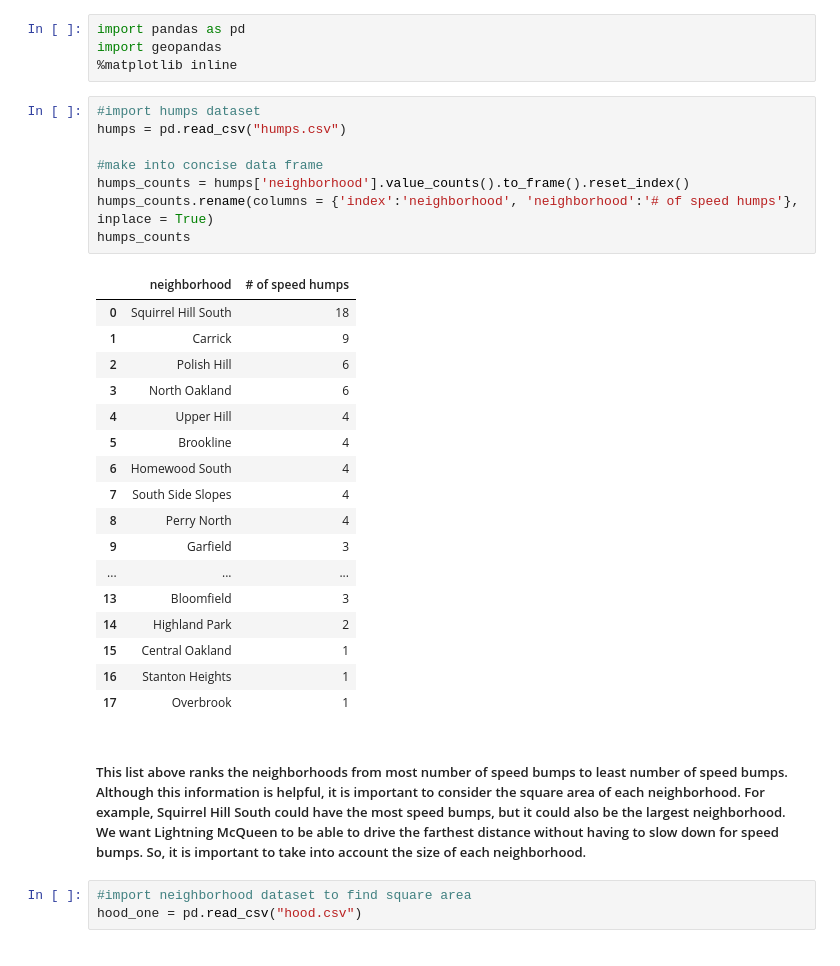
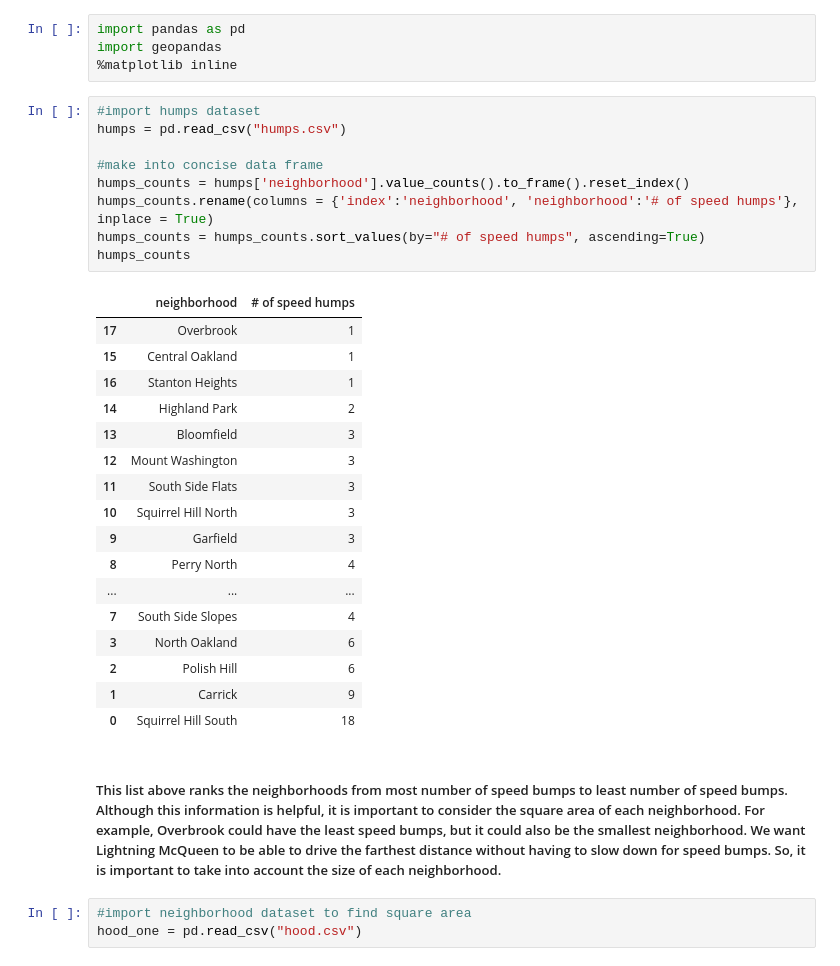
Before and after one commit to norarich/Final-Project, a Jupyter notebook: Final Notebook.ipynb, the cells around one changed output. Cells and saved outputs as stored; diff of their text form.

```diff
--- a/Final Notebook.ipynb
+++ b/Final Notebook.ipynb
@@ -19,31 +19,32 @@ import geopandas
 # %%
 #import humps dataset
 humps = pd.read_csv("humps.csv")
 
 #make into concise data frame
 humps_counts = humps['neighborhood'].value_counts().to_frame().reset_index()
 humps_counts.rename(columns = {'index':'neighborhood', 'neighborhood':'# of speed humps'}, inplace = True)
+humps_counts = humps_counts.sort_values(by="# of speed humps", ascending=True)
 humps_counts
 # %% [output]
 |  | neighborhood | # of speed humps |
-| 0 | Squirrel Hill South | 18 |
-| 1 | Carrick | 9 |
-| 2 | Polish Hill | 6 |
-| 3 | North Oakland | 6 |
-| 4 | Upper Hill | 4 |
-| 5 | Brookline | 4 |
-| 6 | Homewood South | 4 |
-| 7 | South Side Slopes | 4 |
-| 8 | Perry North | 4 |
-| 9 | Garfield | 3 |
-| ... | ... | ... |
-| 13 | Bloomfield | 3 |
-| 14 | Highland Park | 2 |
+| 17 | Overbrook | 1 |
 | 15 | Central Oakland | 1 |
 | 16 | Stanton Heights | 1 |
-| 17 | Overbrook | 1 |
+| 14 | Highland Park | 2 |
+| 13 | Bloomfield | 3 |
+| 12 | Mount Washington | 3 |
+| 11 | South Side Flats | 3 |
+| 10 | Squirrel Hill North | 3 |
+| 9 | Garfield | 3 |
+| 8 | Perry North | 4 |
+| ... | ... | ... |
+| 7 | South Side Slopes | 4 |
+| 3 | North Oakland | 6 |
+| 2 | Polish Hill | 6 |
+| 1 | Carrick | 9 |
+| 0 | Squirrel Hill South | 18 |
 # %% [markdown]
-##### This list above ranks the neighborhoods from most number of speed bumps to least number of speed bumps. Although this information is helpful, it is important to consider the square area of each neighborhood. For example, Squirrel Hill South could have the most speed bumps, but it could also be the largest neighborhood. We want Lightning McQueen to be able to drive the farthest distance without having to slow down for speed bumps. So, it is important to take into account the size of each neighborhood.
+##### This list above ranks the neighborhoods from most number of speed bumps to least number of speed bumps. Although this information is helpful, it is important to consider the square area of each neighborhood. For example, Overbrook could have the least speed bumps, but it could also be the smallest neighborhood. We want Lightning McQueen to be able to drive the farthest distance without having to slow down for speed bumps. So, it is important to take into account the size of each neighborhood.
 # %%
 #import neighborhood dataset to find square area
 hood_one = pd.read_csv("hood.csv")
```
